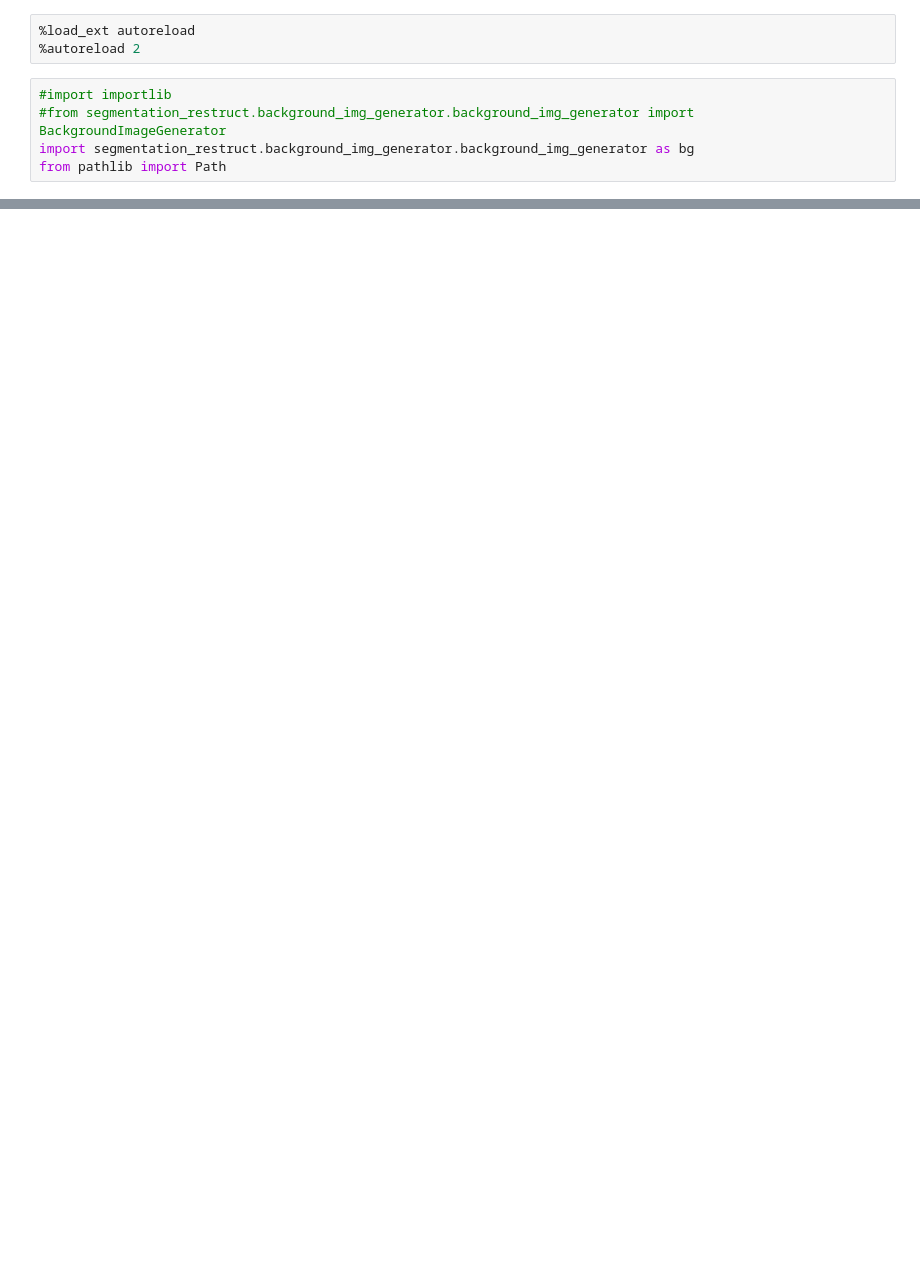
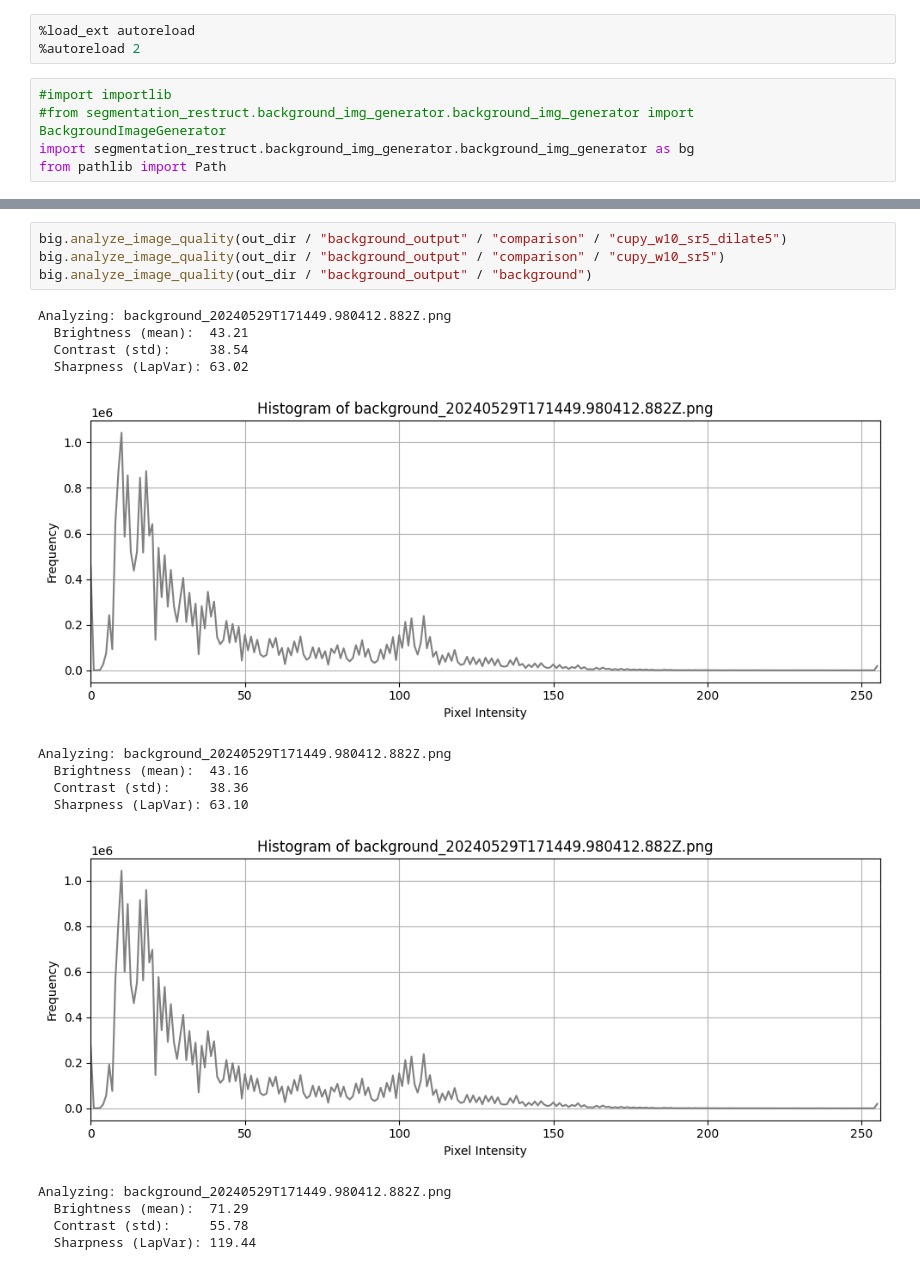
Before and after one commit to danielsturm/honeybee_cells_segmentation_inference, a Jupyter notebook: segmentation_restruct/notebooks/test.ipynb, the cells around one changed output, grey strips where cells are left out. Drawn from its saved outputs; the diff is of its cells as text; blank space fills up the shorter version.

```diff
--- a/segmentation_restruct/notebooks/test.ipynb
+++ b/segmentation_restruct/notebooks/test.ipynb
@@ -18,0 +30,19 @@ big = bg.BackgroundImageGenerator(source_path=out_dir, output_path=out_dir)
+# %%
+big.analyze_image_quality(out_dir / "background_output" / "comparison" / "cupy_w10_sr5_dilate5")
+big.analyze_image_quality(out_dir / "background_output" / "comparison" / "cupy_w10_sr5")
+big.analyze_image_quality(out_dir / "background_output" / "background")
+# %% [output]
+Analyzing: background_20240529T171449.980412.882Z.png
+  Brightness (mean):  43.21
+  Contrast (std):     38.54
+  Sharpness (LapVar): 63.02
+[figure, added]
+Analyzing: background_20240529T171449.980412.882Z.png
+  Brightness (mean):  43.16
+  Contrast (std):     38.36
+  Sharpness (LapVar): 63.10
+[figure, added]
+Analyzing: background_20240529T171449.980412.882Z.png
+  Brightness (mean):  71.29
+  Contrast (std):     55.78
+  Sharpness (LapVar): 119.44
```
Also changed, not shown: parts of 7 cells of this notebook, 3 other files.
